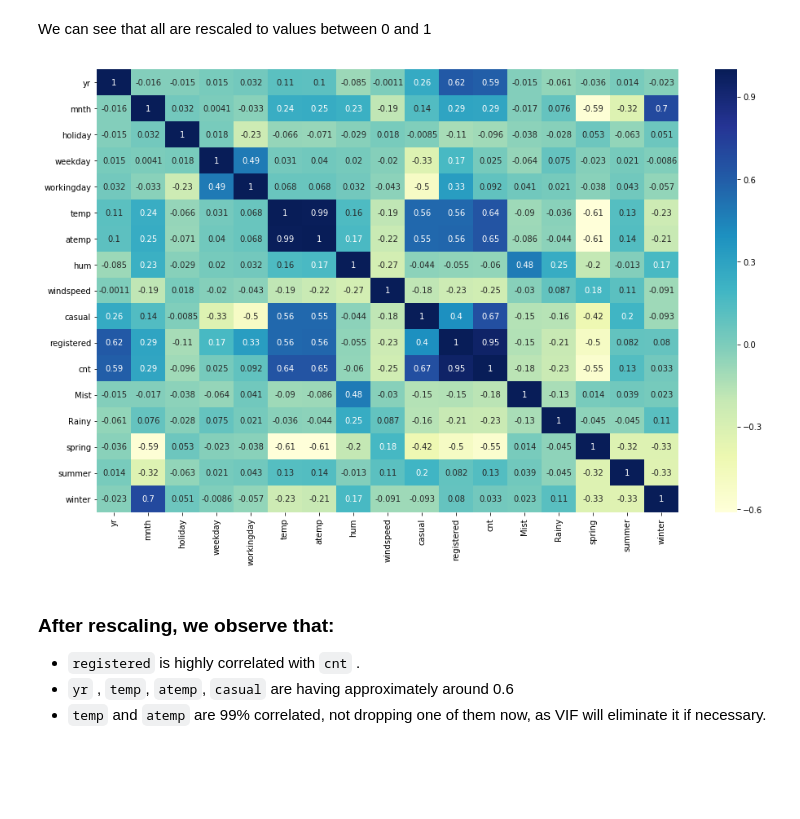
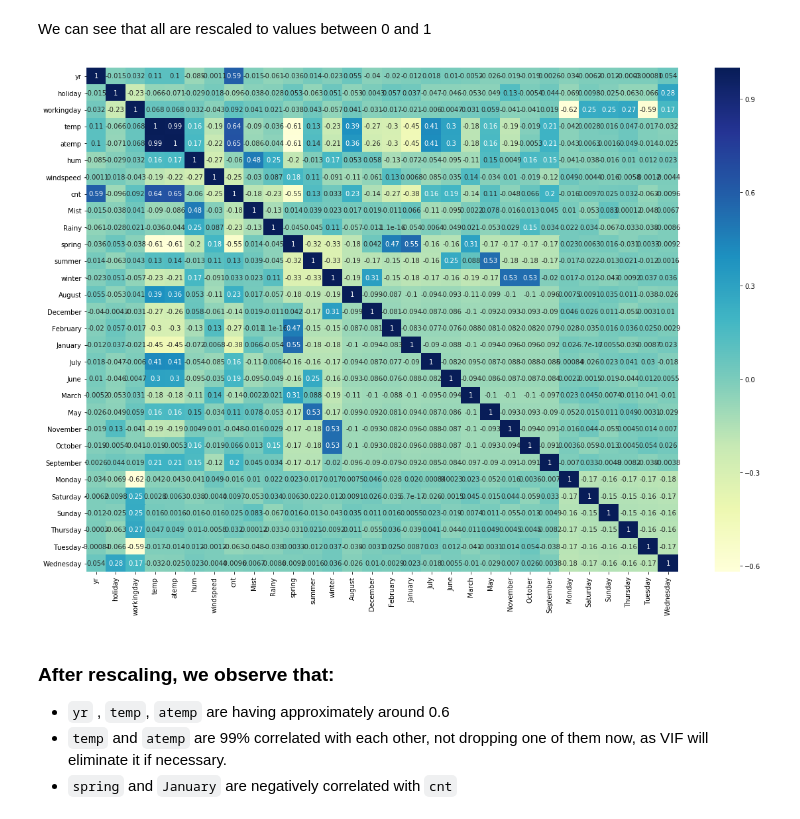
Before and after one commit to sameerg07/BoomBikes, a Jupyter notebook: BoomBikes.ipynb, the cells around one changed output. Drawn from its saved outputs; the diff is of its cells as text; code cells hidden in the pictures; blank space fills up the shorter version.

````diff
--- a/BoomBikes.ipynb
+++ b/BoomBikes.ipynb
@@ -399,0 +479,3 @@ boomData = boomData.drop(columns=['season'])
+# %%
+## lets create dummy variables for mnth and store it in weekday_dummies and drop the first column to maintain n-1 dummies
+weekday_dummies = pd.get_dummies(boomData.weekday,drop_first=True)
@@ -400,6 +492,9 @@ boomData = boomData.drop(columns=['season'])
+# %%
+## Lets drop weekday, as we donot need it
+boomData = boomData.drop(columns=['weekday'])
 # %% [markdown]
 ### Now lets join these new columns with the main dataframe
 # %%
-boomData = pd.concat([boomData,weather_dummies,season_dummies],axis=1)
+boomData = pd.concat([boomData,weather_dummies,season_dummies,mnth_dummies,weekday_dummies],axis=1)
 boomData.head()
 # %% [output]
@@ -453,6 +549,6 @@ boomData.head()
 # %%
 ## the below are list of variables which we want to scale
-features_to_scale = ["mnth","weekday","temp","atemp","hum","windspeed","casual","registered","cnt"]
+features_to_scale = ["temp","atemp","hum","windspeed","cnt"]
 
 ## fit_transform: learn the min max values and apply on these columns
 boomData_train[features_to_scale] = scaler.fit_transform(boomData_train[features_to_scale])
@@ -483,14 +581,14 @@ boomData_train.describe()
 We can see that all are rescaled to values between 0 and 1
 # %%
 # Let's check the correlation coefficients to see which variables are highly correlated
-plt.figure(figsize = (16, 10))
+plt.figure(figsize = (20, 14))
 sns.heatmap(boomData_train.corr(), annot = True, cmap="YlGnBu")
 plt.show()
 # %% [output]
-[figure, old version]
+[figure, new version]
 # %% [markdown]
 ### After rescaling, we observe that:
 
-- ```registered``` is highly correlated with ```cnt``` .
-- ```yr``` ,  ```temp```,  ```atemp```,  ```casual``` are having approximately around 0.6
-- ```temp```  and  ```atemp``` are 99% correlated, not dropping one of them now, as VIF will eliminate it if necessary.
+- ```yr``` ,  ```temp```,  ```atemp``` are having approximately around 0.6
+- ```temp```  and  ```atemp``` are 99% correlated with each other, not dropping one of them now, as VIF will eliminate it if necessary.
+- ```spring``` and ```January``` are negatively correlated with ```cnt```
````
Also changed, not shown: parts of 121 cells of this notebook, 8 other files.
